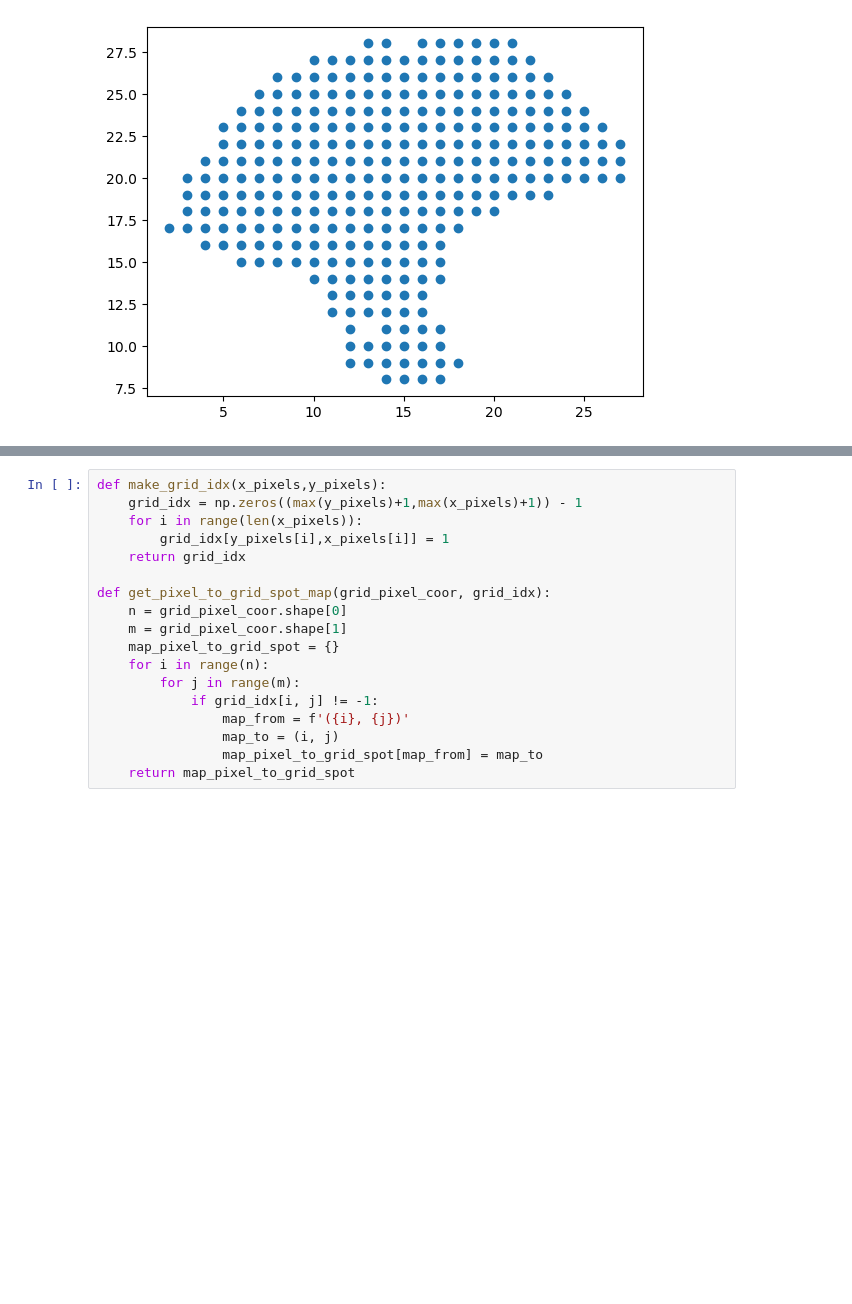
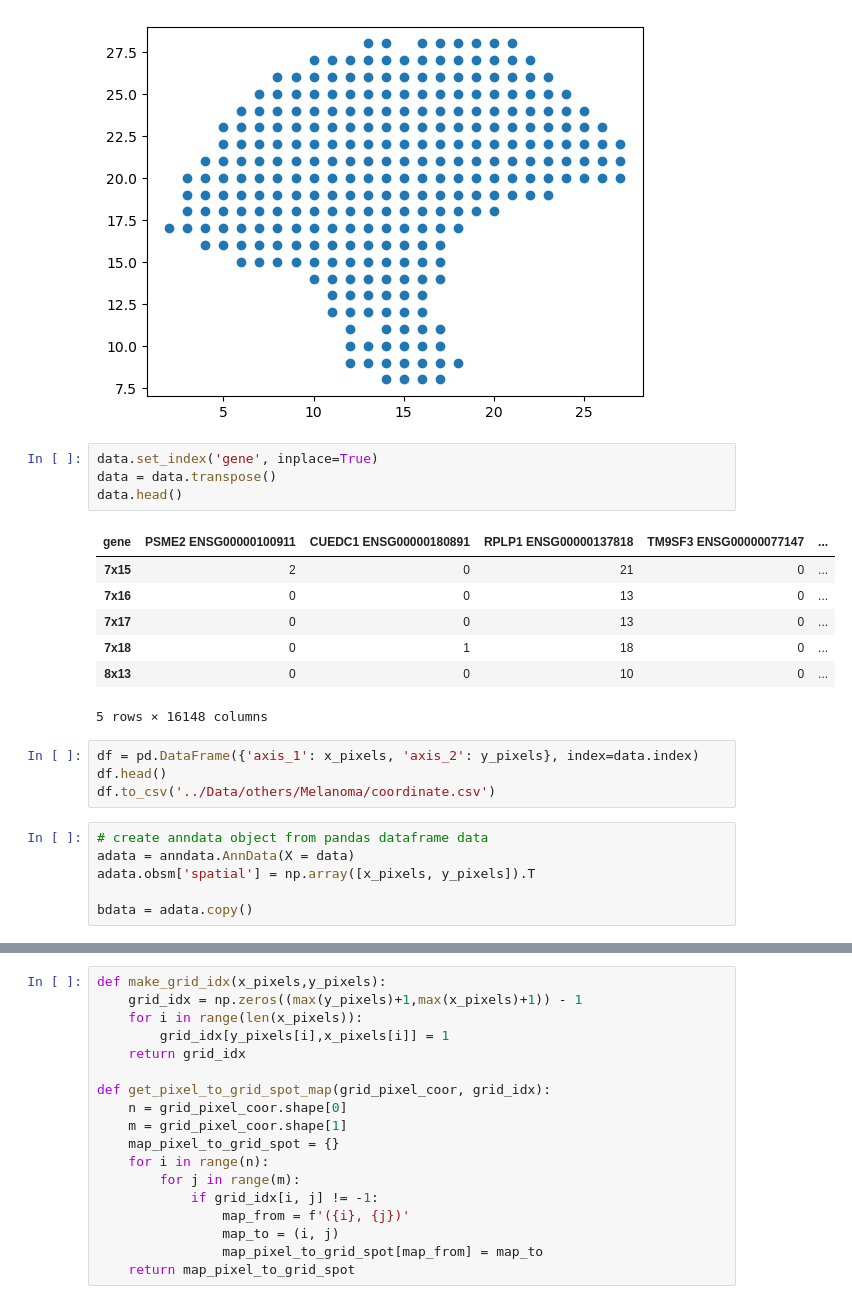
Before and after one commit to Noman1705088/ScribbleDom, a Jupyter notebook: Utils/melanoma_data_generation.ipynb, the cells around one changed output, grey strips where cells are left out. Saved outputs shown, nothing was run; the diff lists cells and outputs as text; blank space fills up the shorter version.

```diff
--- a/Utils/melanoma_data_generation.ipynb
+++ b/Utils/melanoma_data_generation.ipynb
@@ -40,3 +45,25 @@ plt.scatter(x_pixels, y_pixels)
 # %% [output]
 <matplotlib.collections.PathCollection at 0x...>
 [figure]
+# %%
+data.set_index('gene', inplace=True)
+data = data.transpose()
+data.head()
+# %% [output]
+| gene | PSME2 ENSG00000100911 | CUEDC1 ENSG00000180891 | RPLP1 ENSG00000137818 | TM9SF3 ENSG00000077147 | ... |
+| 7x15 | 2 | 0 | 21 | 0 | ... |
+| 7x16 | 0 | 0 | 13 | 0 | ... |
+| 7x17 | 0 | 0 | 13 | 0 | ... |
+| 7x18 | 0 | 1 | 18 | 0 | ... |
+| 8x13 | 0 | 0 | 10 | 0 | ... |
+5 rows × 16148 columns
+# %%
+df = pd.DataFrame({'axis_1': x_pixels, 'axis_2': y_pixels}, index=data.index)
+df.head()
+df.to_csv('../Data/others/Melanoma/coordinate.csv')
+# %%
+# create anndata object from pandas dataframe data
+adata = anndata.AnnData(X = data)
+adata.obsm['spatial'] = np.array([x_pixels, y_pixels]).T
+
+bdata = adata.copy()
```
Also changed, not shown: parts of 7 cells of this notebook, 6 other files.
